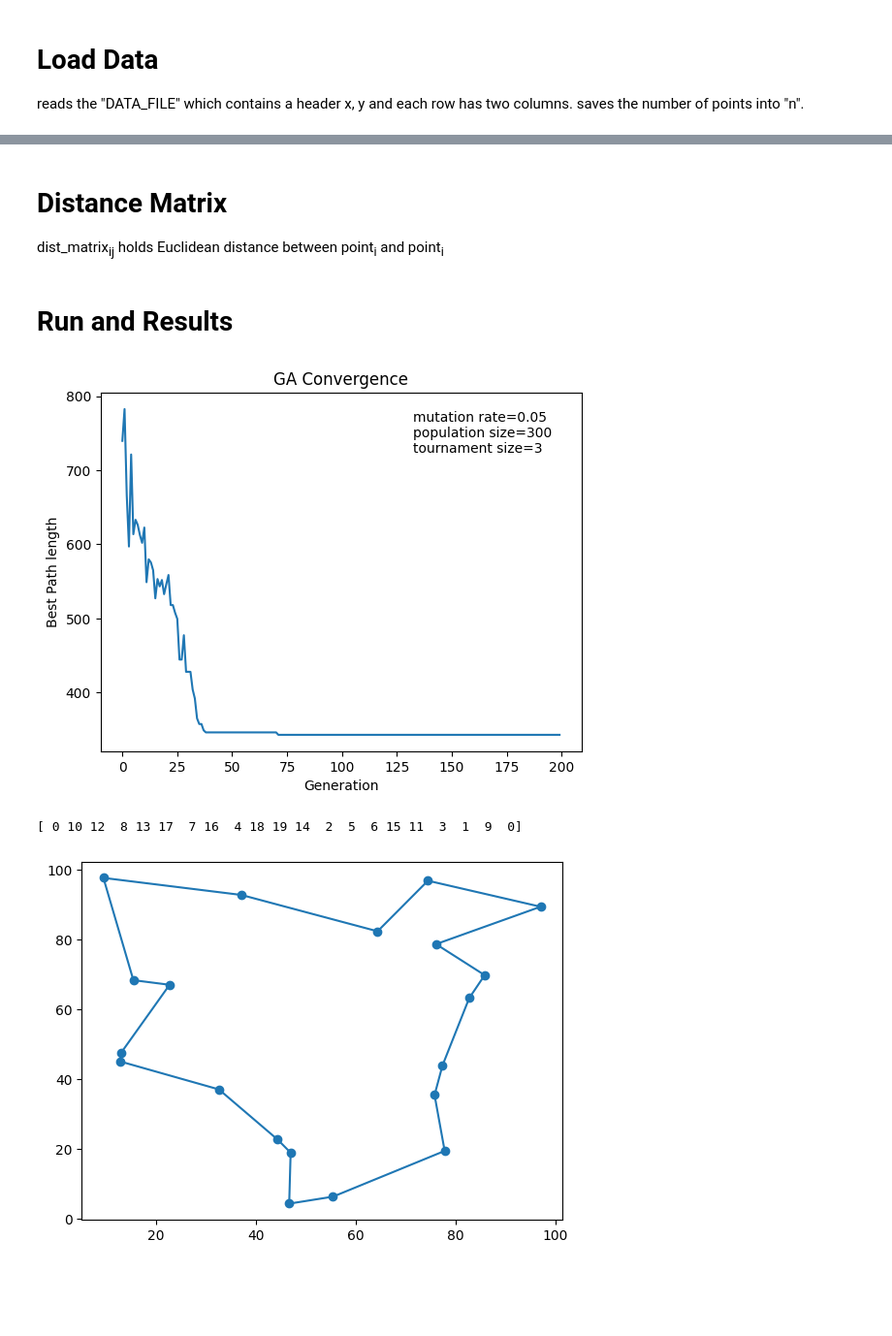
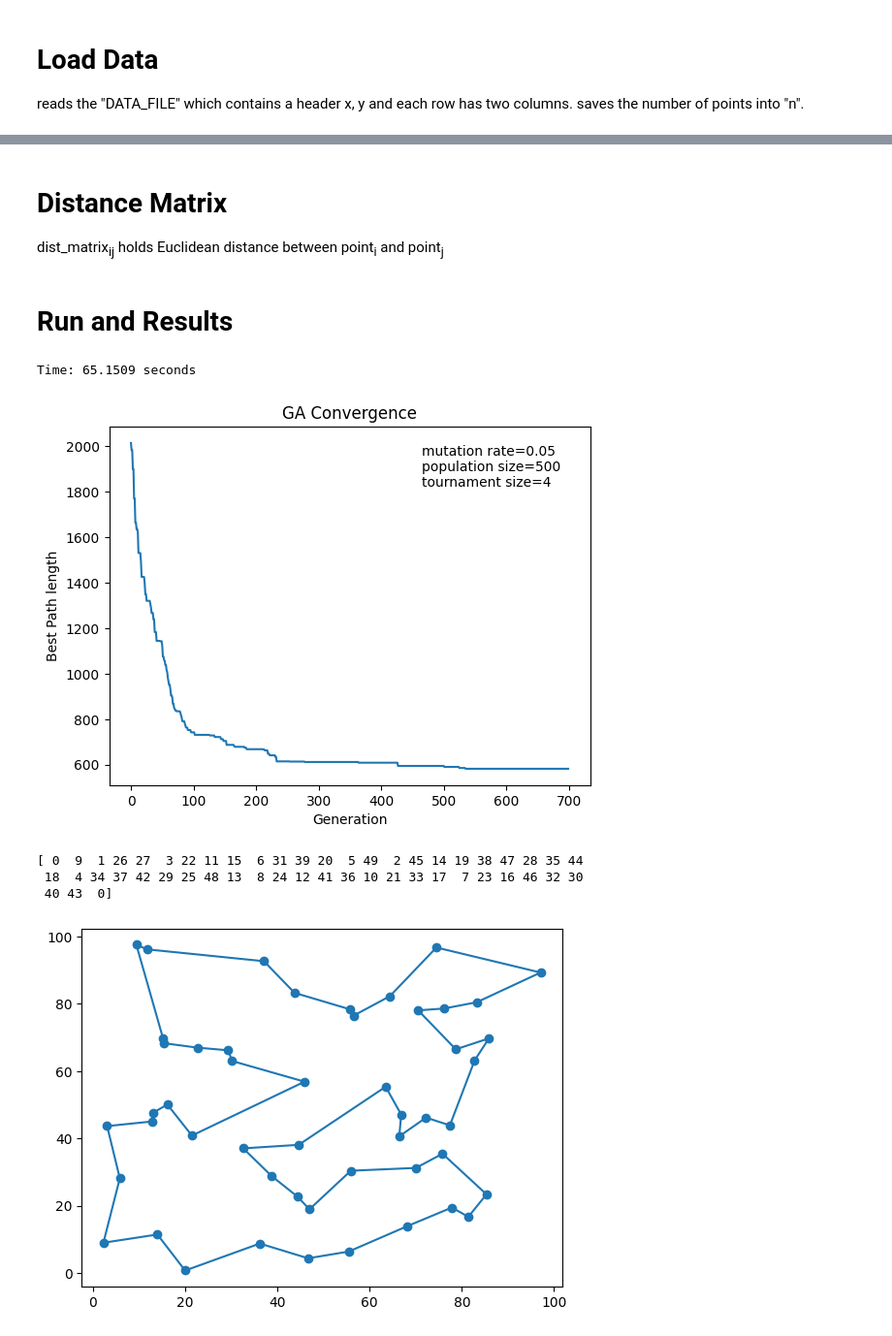
Before and after one commit to amir-h-A-0001/CI-TSP-Genetic-Algorithm, a Jupyter notebook: TSP.ipynb, the cells around one changed output, grey strips where cells are left out. Shown at 97% size. Cells and saved outputs as stored; diff of their text form; code cells hidden in the pictures; blank space fills up the shorter version.

```diff
--- a/TSP.ipynb
+++ b/TSP.ipynb
@@ -127,6 +128,7 @@ def Evolve(n, population_size, dist_matrix, reps, tournament_size, mutation_chan
 
         # Create the next generation same size as current one
         next_generation = []
+        next_generation.append(population[fittest_idx]) # Keep the best anwser
         while len(next_generation) < pop_size:
 
             # -- First parent --
@@ -166,7 +168,8 @@ def Evolve(n, population_size, dist_matrix, reps, tournament_size, mutation_chan
 
             if (rng.random() <= mutation_chance):
                 Mutate(child_b, rng)
-            next_generation.append(child_a)
+            if len(next_generation) < pop_size:
+                next_generation.append(child_a)
 
         gen_i += 1
         population = np.array(next_generation)
@@ -209,7 +212,7 @@ np.savetxt(
 # Load Data
 reads the "DATA_FILE" which contains a header x, y and each row has two columns. saves the number of points into "n".
 # %%
-DATA_FILE = "20points.csv"
+DATA_FILE = "50points.csv"
 
 data = np.loadtxt(DATA_FILE, delimiter=",", skiprows=1)
 n = data.shape[0]
@@ -239,20 +239,22 @@ array([[77.4 , 43.89],
 # %% [markdown]
 # Distance Matrix
-dist_matrix<sub>ij</sub> holds Euclidean distance between point<sub>i</sub> and point<sub>i</sub>
+dist_matrix<sub>ij</sub> holds Euclidean distance between point<sub>i</sub> and point<sub>j</sub>
 # %%
 diff = data[:, None, :] - data[None, :, :] # The distance between all pairs
 dist_matrix = np.linalg.norm(diff, axis=2) # Root of sum of square of elements in the distance vector
 # %% [markdown]
 # Run and Results
 # %%
-POP_SIZE = 300 # Population size
-REPS = 200 # Repeats of algorithm loop
-K = 3 # Tournament size
+POP_SIZE = 500 # Population size
+REPS = 700 # Repeats of algorithm loop
+K = 4 # Tournament size
 MUT_RATE = 0.05 # Chance of mutation of a chromosome
 
 SEED = 43
 
 rng = np.random.default_rng(SEED)
+
+start = time.perf_counter()
 
 results = Evolve(n,
                  population_size= POP_SIZE,
@@ -262,6 +264,12 @@ results = Evolve(n,
                  mutation_chance= MUT_RATE,
                  rng= rng
                  )
+
+end = time.perf_counter()
+
+print(f"Time: {end - start:.4f} seconds")
+# %% [output]
+Time: 65.1509 seconds
 # %%
 path_len = [1/fitness_of(c,dist_matrix) for c in results]
 
@@ -279,19 +287,20 @@ plt.text(
 
 plt.show()
 # %% [output]
-[figure, old version]
+[figure, new version]
 # %%
-best_ans_idx = np.argmin(path_len)
-best_ans = results[best_ans_idx].copy()
+last_ans = results[-1].copy()
 # Add start point at the end
-best_ans = np.append(best_ans, best_ans[0])
+last_ans = np.append(last_ans, last_ans[0])
 
-print(best_ans)
-ans_points = np.array([ data[idx] for idx in best_ans])
+print(last_ans)
+ans_points = np.array([ data[idx] for idx in last_ans])
 
 plt.plot(ans_points[:, 0], ans_points[:, 1])
 plt.scatter(data[:, 0], data[:, 1])
 plt.show()
 # %% [output]
-[ 0 10 12  8 13 17  7 16  4 18 19 14  2  5  6 15 11  3  1  9  0]
+[ 0  9  1 26 27  3 22 11 15  6 31 39 20  5 49  2 45 14 19 38 47 28 35 44
+ 18  4 34 37 42 29 25 48 13  8 24 12 41 36 10 21 33 17  7 23 16 46 32 30
+ 40 43  0]
-[figure, old version]
+[figure, new version]
```
Also changed, not shown: parts of 5 cells of this notebook, 3 other files.
